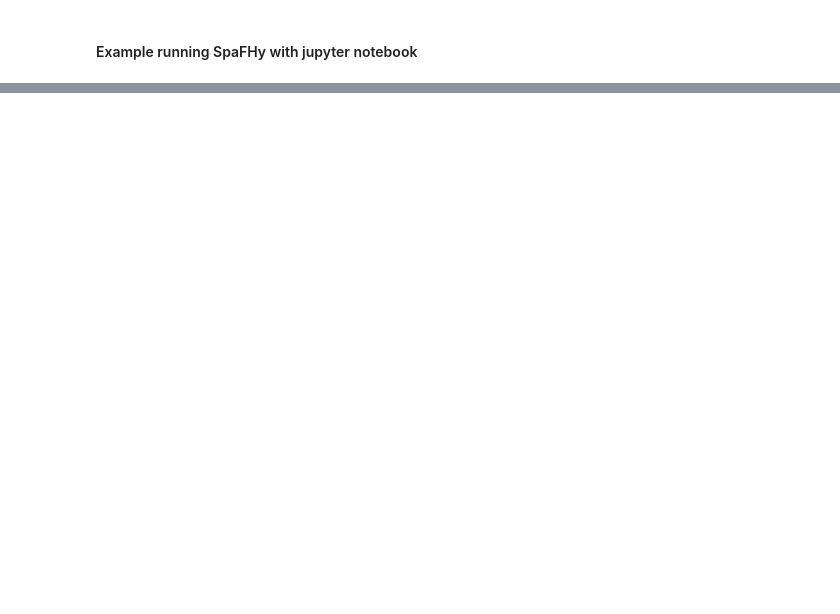
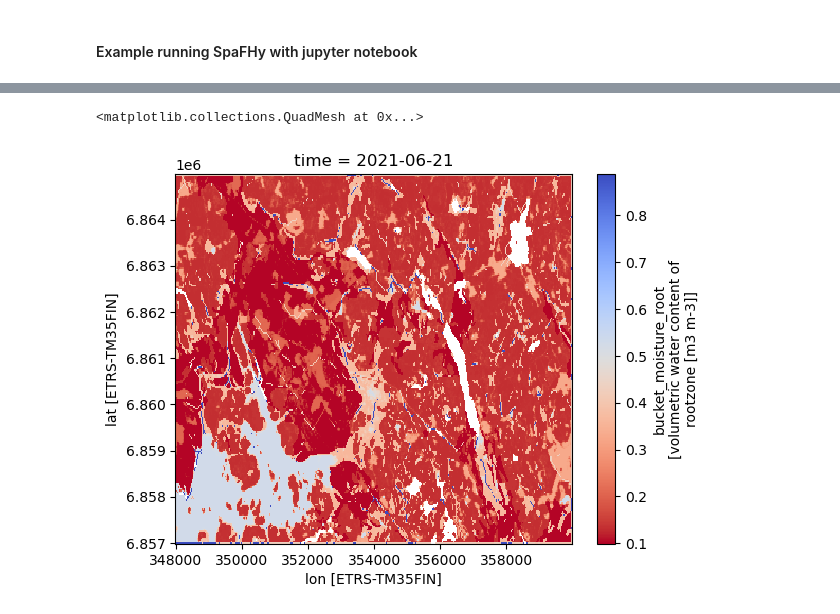
Before and after one commit to jpnousu/SpaFHy_v2.0, a Jupyter notebook: run_example.ipynb, the cells around one changed output, grey strips where cells are left out. Saved outputs shown, nothing was run; the diff lists cells and outputs as text; code cells hidden in the pictures; blank space fills up the shorter version.

```diff
--- a/run_example.ipynb
+++ b/run_example.ipynb
@@ -86,0 +69,6 @@ orig['bucket_water_closure'].mean(dim=['lat','lon']).plot()
+# %%
+day = '2021-06-21'
+results['bucket_moisture_root'].sel(time=day).plot(cmap='coolwarm_r')
+# %% [output]
+<matplotlib.collections.QuadMesh at 0x...>
+[figure, added]
```
Also changed, not shown: parts of 15 cells of this notebook, 25 other files.
